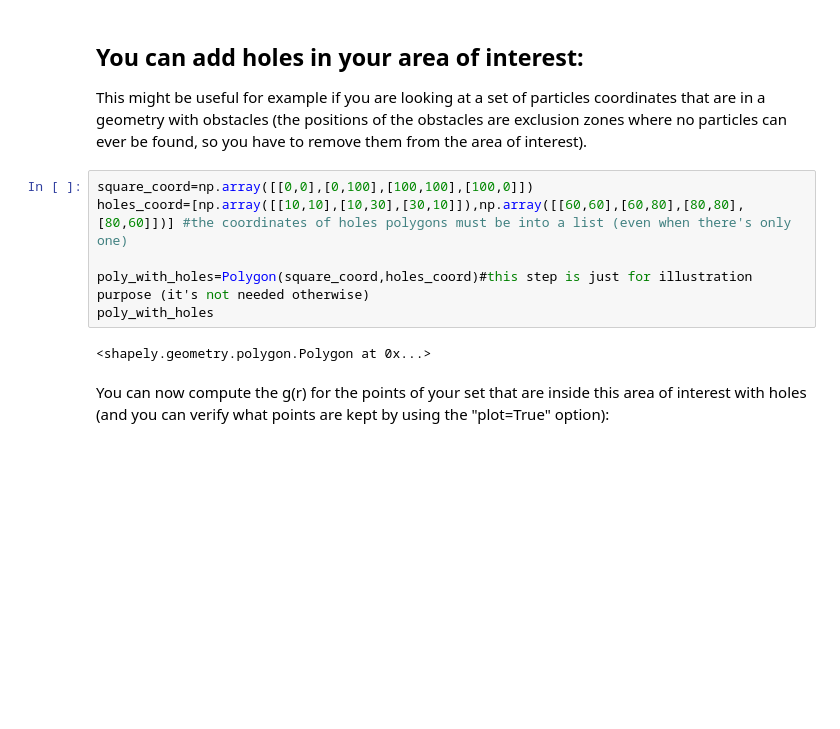
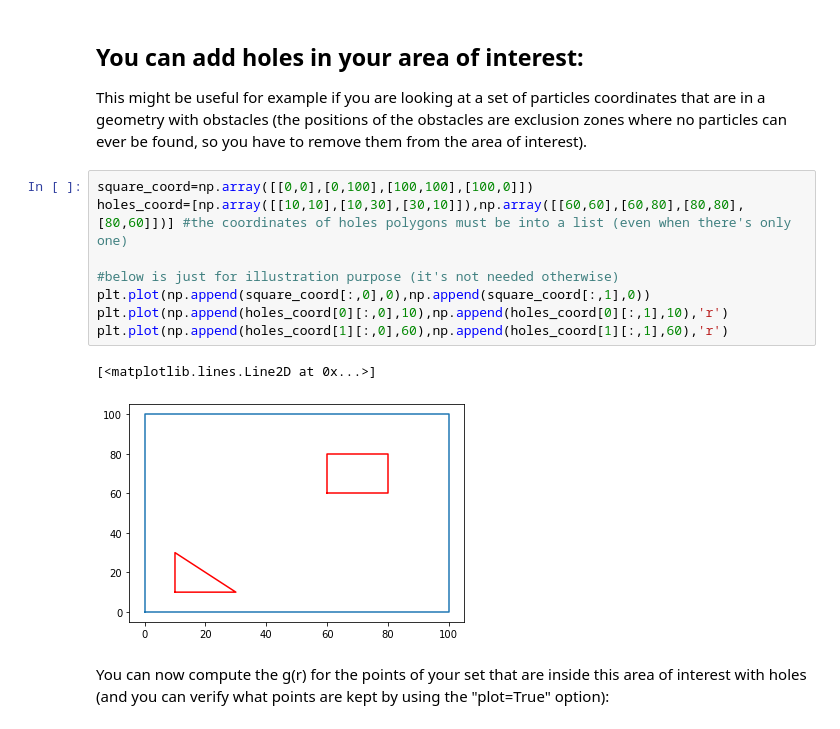
Before and after one commit to aberut/paircorrelation2d, a Jupyter notebook: example.ipynb, the cells around one changed output. Cells and saved outputs as stored; diff of their text form; blank space fills up the shorter version.

```diff
--- a/example.ipynb
+++ b/example.ipynb
@@ -159,11 +159,14 @@ This might be useful for example if you are looking at a set of particles coordi
 # %%
 square_coord=np.array([[0,0],[0,100],[100,100],[100,0]])
 holes_coord=[np.array([[10,10],[10,30],[30,10]]),np.array([[60,60],[60,80],[80,80],[80,60]])] #the coordinates of holes polygons must be into a list (even when there's only one)
 
-poly_with_holes=Polygon(square_coord,holes_coord)#this step is just for illustration purpose (it's not needed otherwise)
-poly_with_holes
+#below is just for illustration purpose (it's not needed otherwise)
+plt.plot(np.append(square_coord[:,0],0),np.append(square_coord[:,1],0))
+plt.plot(np.append(holes_coord[0][:,0],10),np.append(holes_coord[0][:,1],10),'r')
+plt.plot(np.append(holes_coord[1][:,0],60),np.append(holes_coord[1][:,1],60),'r')
 # %% [output]
-<shapely.geometry.polygon.Polygon at 0x...>
+[<matplotlib.lines.Line2D at 0x...>]
+[figure, added]
 # %% [markdown]
 You can now compute the g(r) for the points of your set that are inside this area of interest with holes (and you can verify what points are kept by using the "plot=True" option):
 # %%
```
Also changed, not shown: parts of 13 cells of this notebook, 1 other file.
